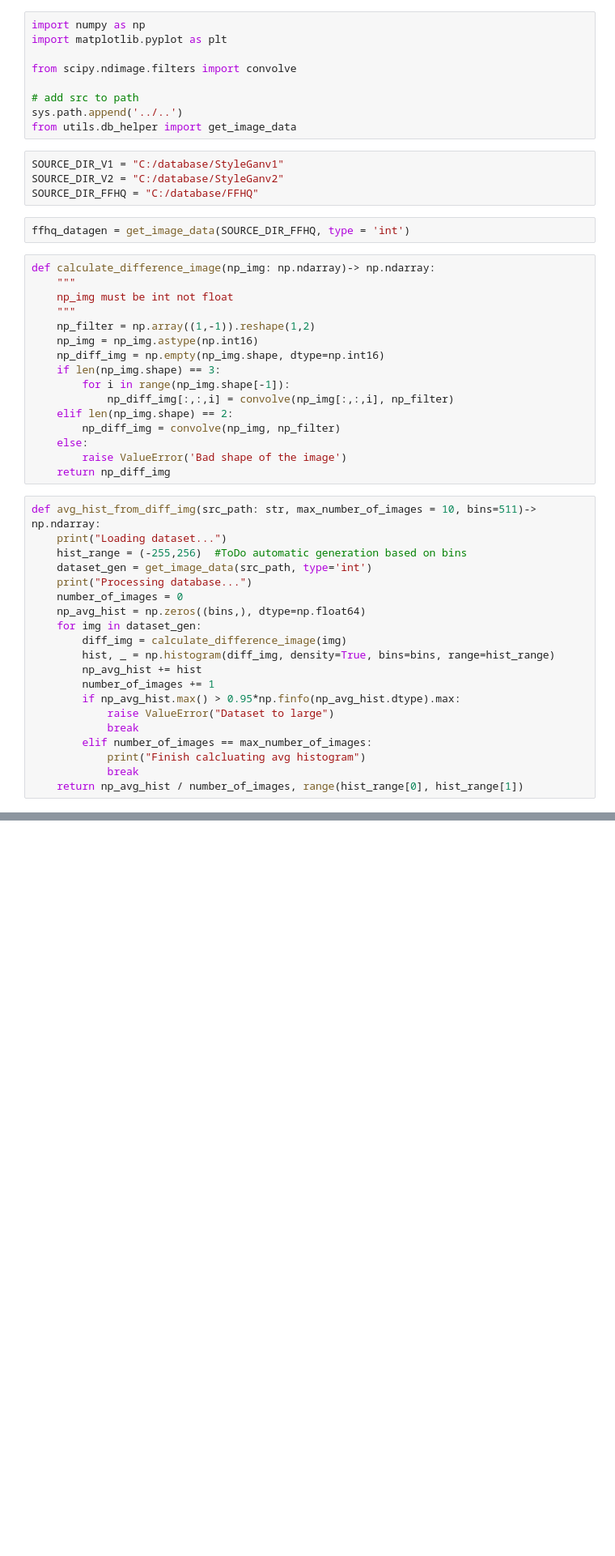
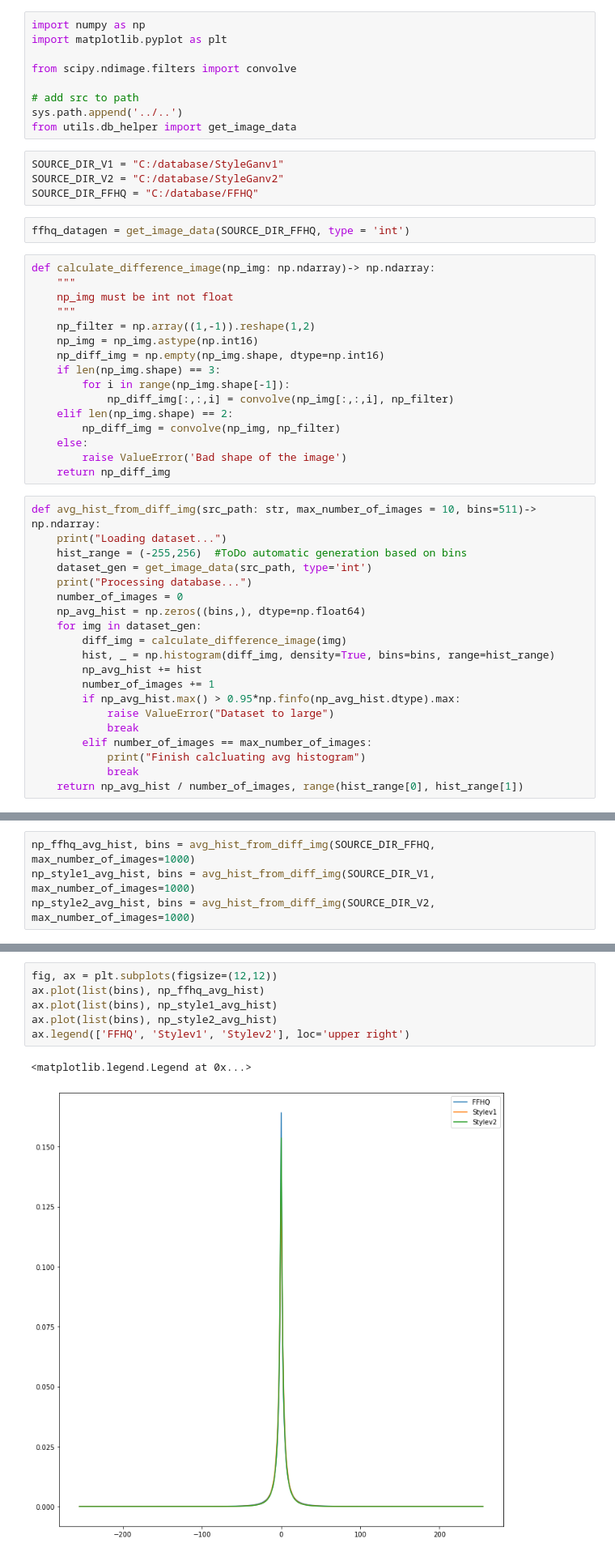
Before and after one commit to MarcinNawrocki/fake-faces-detector, a Jupyter notebook: src/notebooks/preprocessing/histogram_features.ipynb, the cells around one changed output, grey strips where cells are left out. Shown: that part at 81% size. Cells and saved outputs as stored; diff of their text form; blank space fills up the shorter version.

Commit message:
I10 Pretty show of avg histograms

```diff
--- a/src/notebooks/preprocessing/histogram_features.ipynb
+++ b/src/notebooks/preprocessing/histogram_features.ipynb
@@ -64,0 +52,4 @@ ax.plot(list(bins), np_avg_hist)
+# %%
+np_ffhq_avg_hist, bins = avg_hist_from_diff_img(SOURCE_DIR_FFHQ, max_number_of_images=1000)
+np_style1_avg_hist, bins = avg_hist_from_diff_img(SOURCE_DIR_V1, max_number_of_images=1000)
+np_style2_avg_hist, bins = avg_hist_from_diff_img(SOURCE_DIR_V2, max_number_of_images=1000)
@@ -64,0 +69,9 @@ ax.plot(list(bins), np_avg_hist)
+# %%
+fig, ax = plt.subplots(figsize=(12,12))
+ax.plot(list(bins), np_ffhq_avg_hist)
+ax.plot(list(bins), np_style1_avg_hist)
+ax.plot(list(bins), np_style2_avg_hist)
+ax.legend(['FFHQ', 'Stylev1', 'Stylev2'], loc='upper right')
+# %% [output]
+<matplotlib.legend.Legend at 0x...>
+[figure, added]
```
Also changed, not shown: parts of 4 cells of this notebook.
